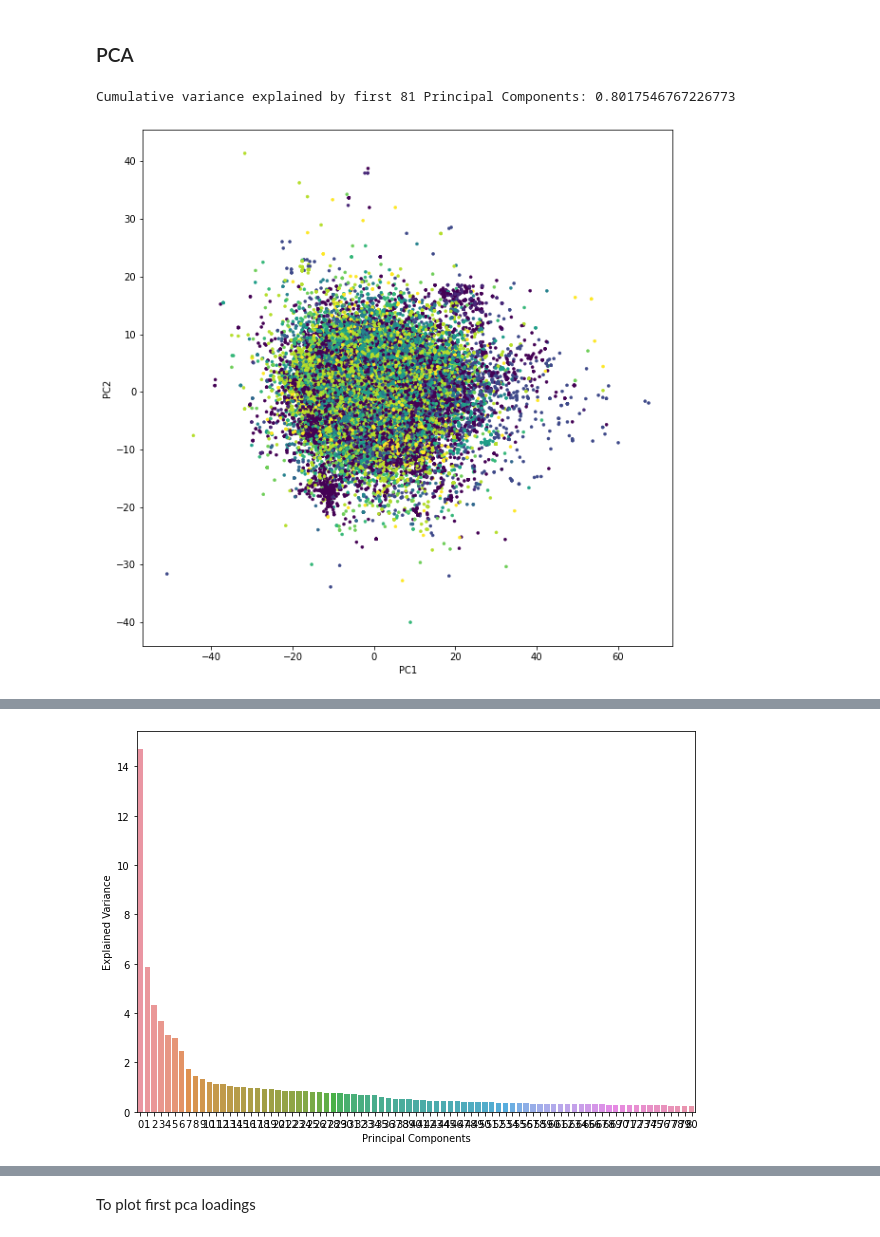
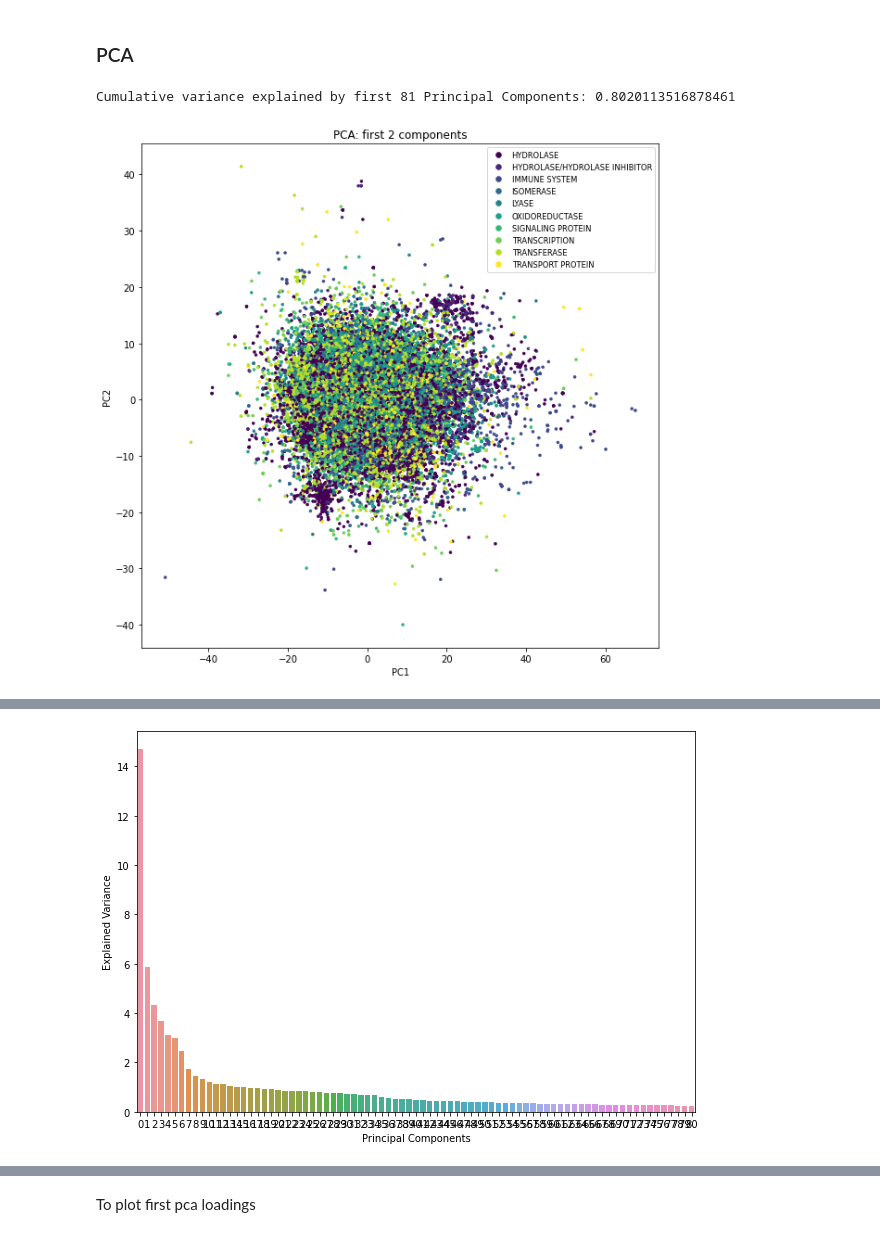
Before and after one commit to gerry883/capstone, a Jupyter notebook: ML_model_classification_final.ipynb, the cells around one changed output, grey strips where cells are left out. Cells and saved outputs as stored; diff of their text form; code cells hidden in the pictures.

```diff
--- a/ML_model_classification_final.ipynb
+++ b/ML_model_classification_final.ipynb
@@ -301,7 +338,7 @@ file_list = ['pdb_data_seq.csv','pdb_data_no_dups.csv']
 
 df_masked = clean3(zip_file, file_list)
 
-path = 'descr_kaggledataset_autocorrelation.csv'
+path = r"C:\Users\Gerardo\ADB\Capstone\PyBioMed-1.0\descr_kaggledataset_autocorrelation.csv"
 
 df_descriptors = pd.read_csv(path)
 
@@ -330,10 +367,10 @@ Xtrain, Xtest, ytrain, ytest = train_test_split(X1, y, test_size=0.2, random_sta
 ### PCA
 # %%
 # PCA with 81 components
-pca_train, pca_test, pca_df, loadings = compute_pca(Xtrain, Xtest, 81, y, return_data=True)
+pca_train, pca_test, pca_df, loadings = compute_pca(Xtrain, Xtest, classes, 81, y, return_data=True)
 # %% [output]
-Cumulative variance explained by first 81 Principal Components: 0.8017546767226773
+Cumulative variance explained by first 81 Principal Components: 0.8020113516878461
-[figure, old version]
+[figure, new version]
    Explained Var  Cumulative Var
 0      14.685377       14.685377
 1       5.882891       20.568268
```
Also changed, not shown: parts of 10 cells of this notebook.
